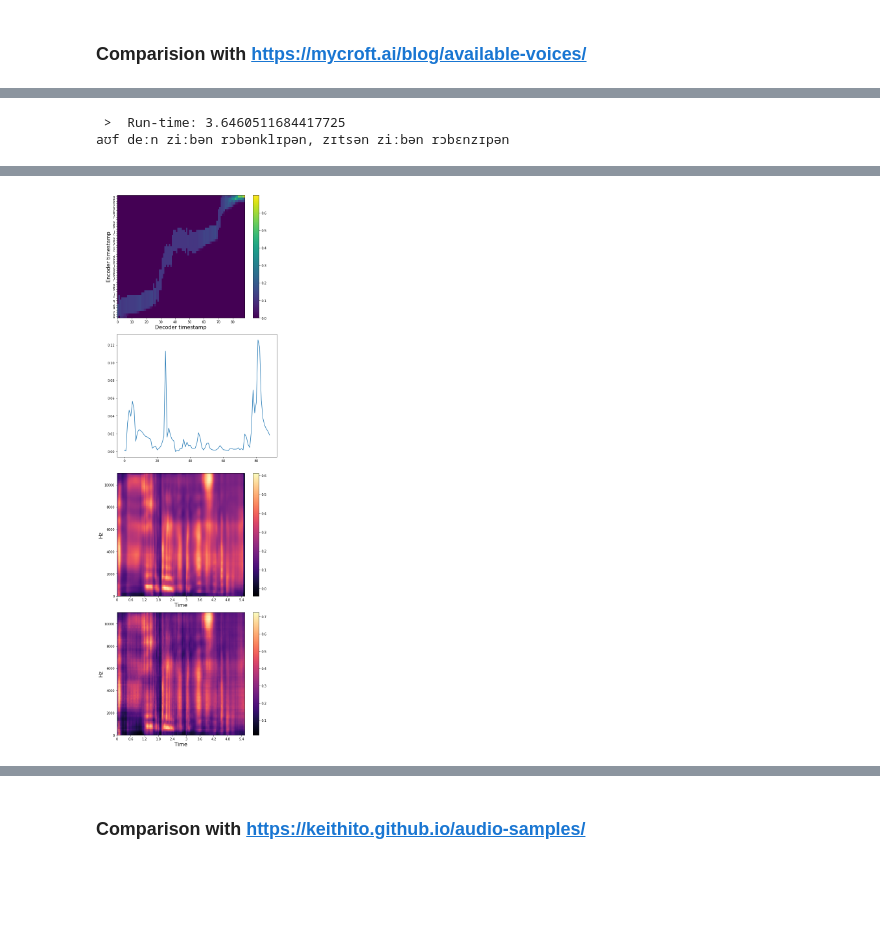
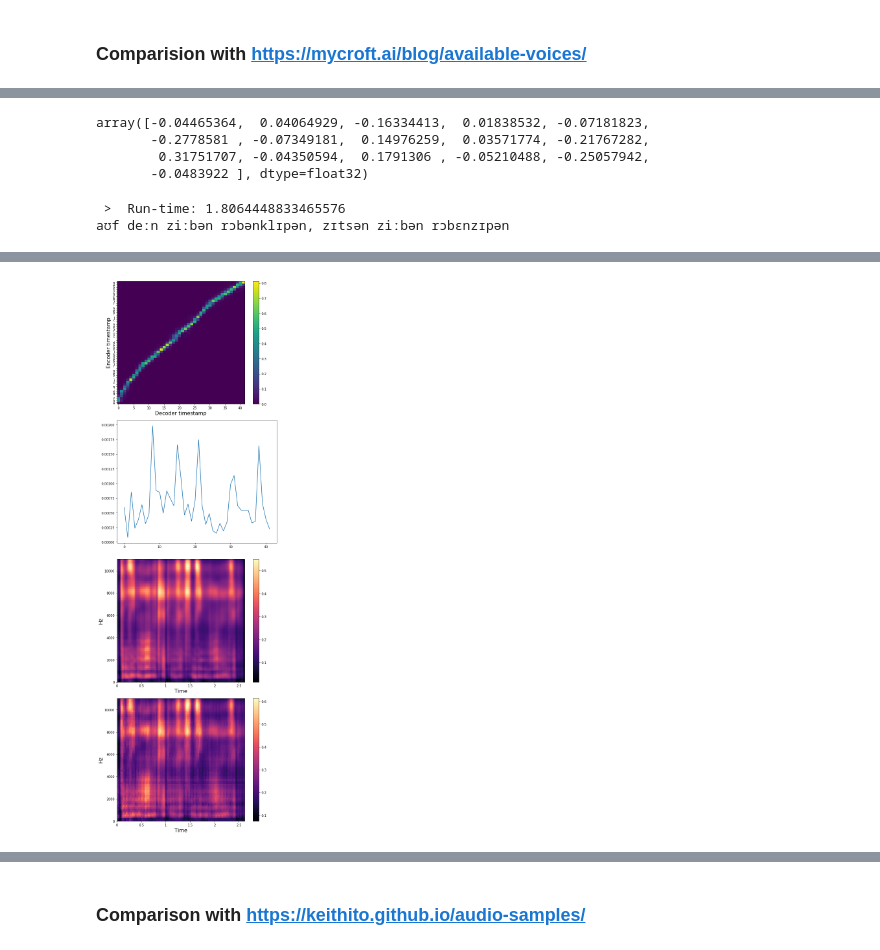
Before and after one commit to twerkmeister/oldtts, a Jupyter notebook: notebooks/GST Playground.ipynb, the cells around one changed output, grey strips where cells are left out. Cells and saved outputs as stored; diff of their text form; code cells hidden in the pictures; blank space fills up the shorter version.

```diff
--- a/notebooks/GST Playground.ipynb
+++ b/notebooks/GST Playground.ipynb
@@ -76,8 +73,8 @@ def tts(model, text, CONFIG, use_cuda, ap, token_scores, use_gl, figures=True):
     return alignment, mel_postnet_spec, stop_tokens, waveform
 # %%
 # Set constants
-ROOT_PATH = '/Users/thomas/workspace/playground/gst/laozi3'
-MODEL_PATH = ROOT_PATH + '/checkpoint_400000.pth.tar'
+ROOT_PATH = '/Users/thomas/workspace/playground/gstmdms/laozi'
+MODEL_PATH = ROOT_PATH + '/checkpoint_160000.pth.tar'
 CONFIG_PATH = ROOT_PATH + '/config.json'
 OUT_FOLDER = ROOT_PATH + '/out'
 CONFIG = load_config(CONFIG_PATH)
@@ -196,7 +193,8 @@ if use_gl == False:
         wavernn.cuda()
     wavernn.eval();
 # %%
-f = "/Users/thomas/workspace/data/cv-de/clips/b374399f99178ebf71063b920994abef78a2799ec9ad8a757cc2356d1f6f72d8f5e1675b9bbdb10fbc1141354016e0626f7ad8111750914410b2e215b2353396.wav"
+# f = "/Users/thomas/workspace/data/cv-de/clips/121dc01648fc3a99b9681a279a1aa2b2d5d58d88652937fa52f3aac7202dd1d74863154b277adc1c6af55f1797afb93196b16aff11605645122b9357c5a7b200.wav"
+f = "/Users/thomas/workspace/playground/Kanzlerin_41_16_f000041.wav"
 # %%
 score = get_token_scores(model, f, ap, use_cuda).squeeze().detach().numpy()
 # %%
@@ -222,3 +209,6 @@ print(score.shape)
 # %%
 model.eval()
 model.decoder.max_decoder_steps = 2000
+
+CONFIG.text_cleaner = "phoneme_cleaners"
+CONFIG.phoneme_language = "de"
@@ -227 +215,3 @@ sentence = "Auf den sieben Robbenklippen, sitzen sieben Robbensippen"
+# %%
+sentence = "Herr Nix, was kann die SPD von ihnen denn noch so schönes lernen?"
 # %%
@@ -235,8 +251,16 @@ aʊf deːn ziːbən rɔbənklɪpən, zɪtsən ziːbən rɔbɛnzɪpən
+# %%
+score
+# %% [output]
+array([-0.04465364,  0.04064929, -0.16334413,  0.01838532, -0.07181823,
+       -0.2778581 , -0.07349181,  0.14976259,  0.03571774, -0.21767282,
+        0.31751707, -0.04350594,  0.1791306 , -0.05210488, -0.25057942,
+       -0.0483922 ], dtype=float32)
 # %%
 token_scores = score
+token_scores[4] *= 2
 align, spec, stop_tokens, wav = tts(model, sentence, CONFIG, use_cuda, ap, token_scores, use_gl=use_gl, figures=True)
 # %% [output]
- >  Run-time: 3.6460511684417725
+ >  Run-time: 1.8064448833465576
 aʊf deːn ziːbən rɔbənklɪpən, zɪtsən ziːbən rɔbɛnzɪpən
 [interactive output not drawn]
-[figure, old version]
+[figure, new version]
```
Also changed, not shown: parts of 12 cells of this notebook, 11 other files.
